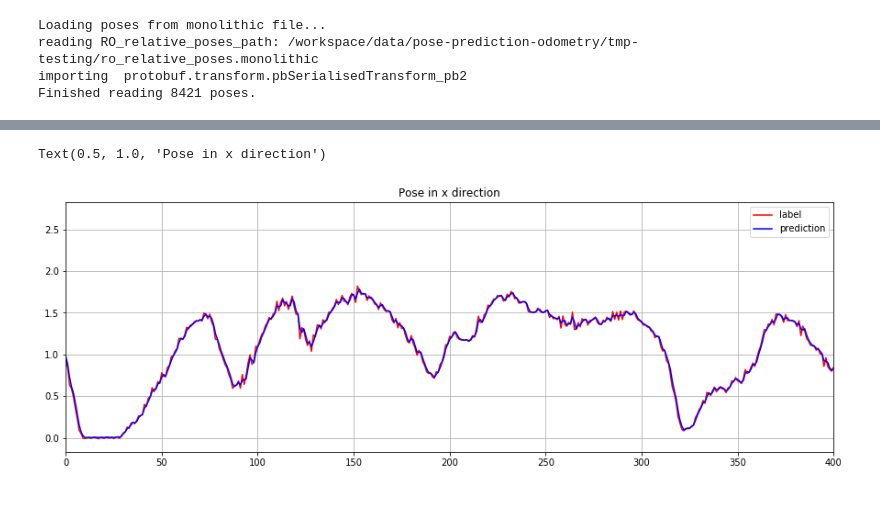
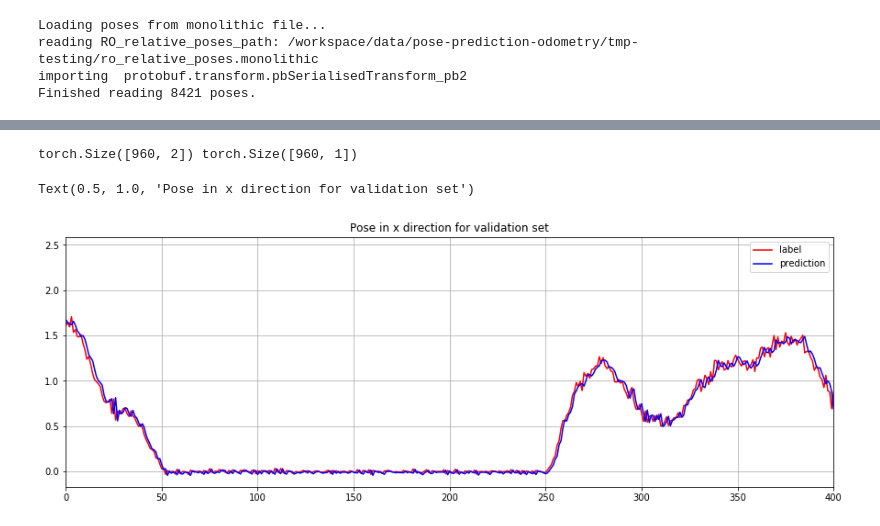
Before and after one commit to roberto-aldera/pose-prediction, a Jupyter notebook: scripts/predict_x_from_xm1.ipynb, the cells around one changed output, grey strips where cells are left out. Saved outputs shown, nothing was run; the diff lists cells and outputs as text; code cells hidden in the pictures.

```diff
--- a/scripts/predict_x_from_xm1.ipynb
+++ b/scripts/predict_x_from_xm1.ipynb
@@ -29,7 +29,7 @@ max_poses = 6000
 RO_se3s = RO_se3s[:max_poses]
 RO_timestamps = RO_timestamps[:max_poses]
 
-train_test_ratio = 0.5#0.8
+train_test_ratio = 0.8
 split_idx = int(len(RO_timestamps)*train_test_ratio)
 train_RO_se3s = RO_se3s[:split_idx]
 train_RO_timestamps = RO_timestamps[:split_idx]
@@ -55,7 +60,9 @@ num_frames = 2
 input_size = num_features * num_frames
 output_size = num_features
 # %%
-dim1_data_scaled = t_x_data
+dim1_data = t_x_data
+dim1_data_scaled = (dim1_data - dim1_data.mean())/dim1_data.std()
+
 
 def prepare_data(dim1_data_scaled,train_validate_ratio,num_features,num_frames,input_size,output_size):
     """
@@ -112,7 +119,7 @@ def prepare_data(dim1_data_scaled,train_validate_ratio,num_features,num_frames,i
     return train_ds, valid_ds
 
 # from dataset_prep import prepare_data
-train_validate_ratio = 0.5
+train_validate_ratio = 0.8
 train_ds,valid_ds = \
 prepare_data(dim1_data_scaled, \
              train_validate_ratio,num_features,num_frames,input_size,output_size)
@@ -126,10 +173,9 @@ y_valid dimensions: torch.Size([1499, 1])
 # %%
 import torch.nn as nn
-import torch.nn.functional as F
 #our class must extend nn.Module
-class MyClassifier(nn.Module):
+class BiggerNetwork(nn.Module):
     def __init__(self):
-        super(MyClassifier,self).__init__()
+        super(BiggerNetwork,self).__init__()
         #Our network consists of 3 layers. 1 input, 1 hidden and 1 output layer
         #This applies Linear transformation to input data.
         self.fc1 = nn.Linear(input_size,3)
@@ -191,7 +237,7 @@ def fit_tmp(epochs, model, loss_func, opt, train_dl, valid_dl):
 batch_size = 20
 epochs = 10
 train_dl, valid_dl = get_data(train_ds, valid_ds, batch_size)
-model = MyClassifier() #Network()
+model = BiggerNetwork() #SimpleNetwork()
 loss_func = nn.MSELoss() #nn.CrossEntropyLoss()
 optimizer = optim.SGD(model.parameters(), lr=0.01, momentum=0.9)
 train_loss,validation_loss = fit_tmp(epochs, model, loss_func, optimizer, train_dl, valid_dl)
@@ -220,23 +290,24 @@ plt.plot(validation_loss,'.-')
 # %%
-valid_loader = DataLoader(dataset=valid_ds,
+valid_data_loader = DataLoader(dataset=valid_ds,
                                      batch_size=len(valid_ds),
                                      shuffle=False,
                                      num_workers=1)
 
-batch_x, batch_y = next(iter(valid_loader))
+batch_x, batch_y = next(iter(valid_data_loader))
 prediction = model(batch_x).data
-# print(batch_x.shape, batch_y.shape)
-# print(batch_x)
-# print(prediction)
-# print(batch_y)
+print(batch_x.shape, batch_y.shape)
+
+rescaled_gt = batch_y*dim1_data.std() + dim1_data.mean()
+rescaled_prediction = prediction*dim1_data.std() + dim1_data.mean()
 
 plt.figure(figsize=(15,5))
-plt.plot(batch_y,'r',label="label")
-plt.plot(prediction[1:],'b',label="prediction")
+plt.plot(rescaled_gt,'r',label="label")
+plt.plot(rescaled_prediction,'b',label="prediction")
 plt.grid()
 plt.legend()
 plt.xlim(0,400)
-plt.title("Pose in x direction")
+plt.title("Pose in x direction for validation set")
 # %% [output]
-Text(0.5, 1.0, 'Pose in x direction')
+torch.Size([960, 2]) torch.Size([960, 1])
+Text(0.5, 1.0, 'Pose in x direction for validation set')
-[figure, old version]
+[figure, new version]
```
Also changed, not shown: parts of 8 cells of this notebook, 6 other files.
